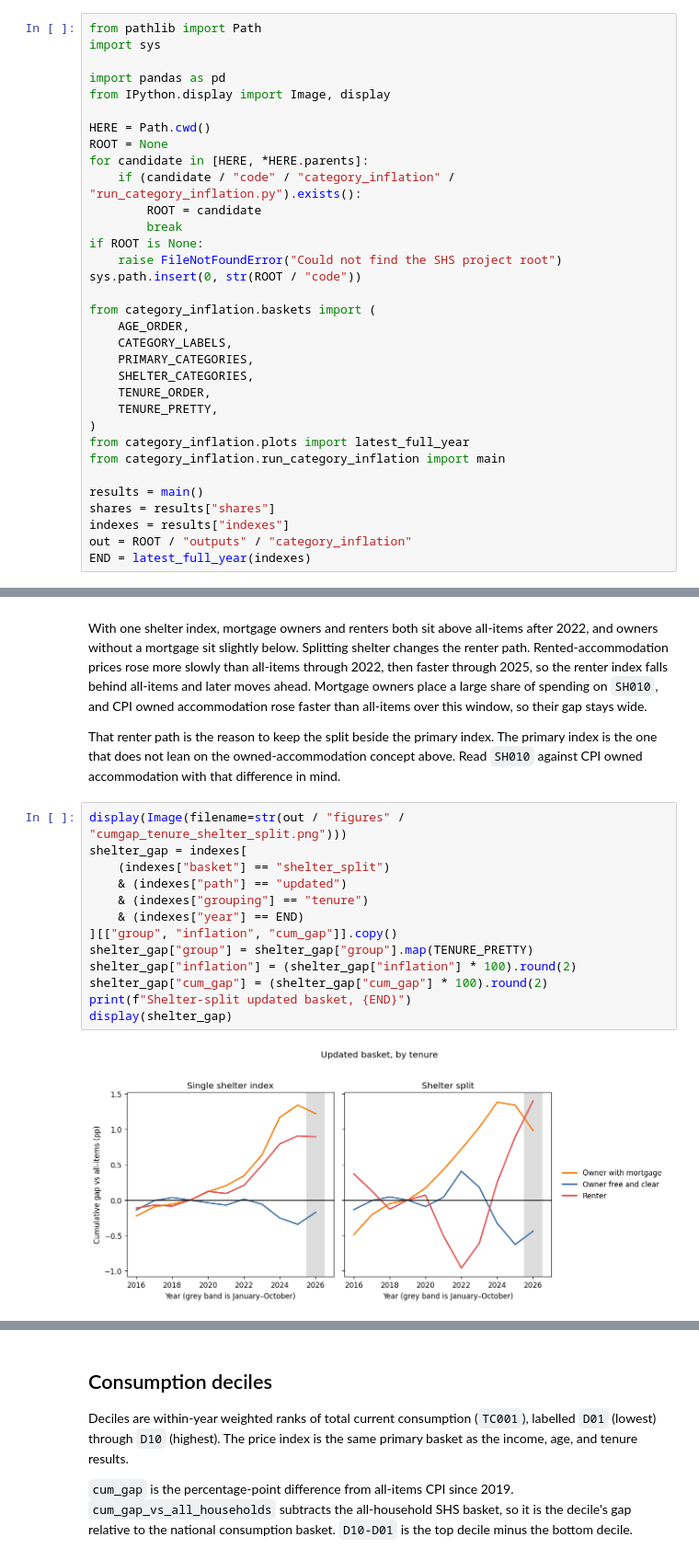
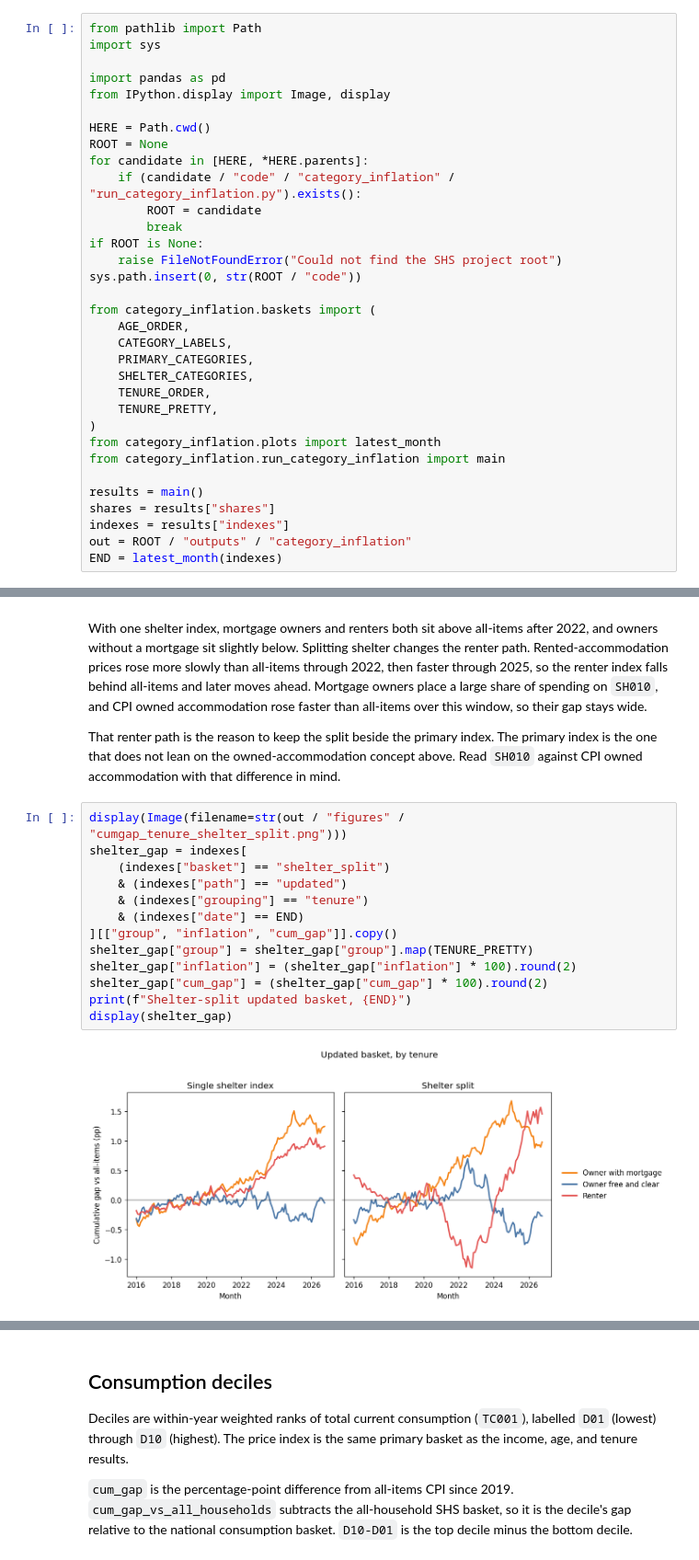
Before and after one commit to TomcatPcat/relative_inflation, a Jupyter notebook: code/category_inflation/shs_category_inflation.ipynb, the cells around one changed output, grey strips where cells are left out. Shown at 92% size. Drawn from its saved outputs; the diff is of its cells as text.

```diff
--- a/code/category_inflation/shs_category_inflation.ipynb
+++ b/code/category_inflation/shs_category_inflation.ipynb
@@ -54,12 +54,12 @@ from category_inflation.baskets import (
     TENURE_ORDER,
     TENURE_PRETTY,
 )
-from category_inflation.plots import latest_full_year
+from category_inflation.plots import latest_month
 from category_inflation.run_category_inflation import main
 
 results = main()
 shares = results["shares"]
 indexes = results["indexes"]
 out = ROOT / "outputs" / "category_inflation"
-END = latest_full_year(indexes)
+END = latest_month(indexes)
 # %% [output]
@@ -393,15 +393,15 @@ That renter path is the reason to keep the split beside the primary index. The p
 # %%
 display(Image(filename=str(out / "figures" / "cumgap_tenure_shelter_split.png")))
 shelter_gap = indexes[
     (indexes["basket"] == "shelter_split")
     & (indexes["path"] == "updated")
     & (indexes["grouping"] == "tenure")
-    & (indexes["year"] == END)
+    & (indexes["date"] == END)
 ][["group", "inflation", "cum_gap"]].copy()
 shelter_gap["group"] = shelter_gap["group"].map(TENURE_PRETTY)
 shelter_gap["inflation"] = (shelter_gap["inflation"] * 100).round(2)
 shelter_gap["cum_gap"] = (shelter_gap["cum_gap"] * 100).round(2)
 print(f"Shelter-split updated basket, {END}")
 display(shelter_gap)
 # %% [output]
-[figure, old version]
+[figure, new version]
```
Also changed, not shown: parts of 9 cells of this notebook, 25 other files.
